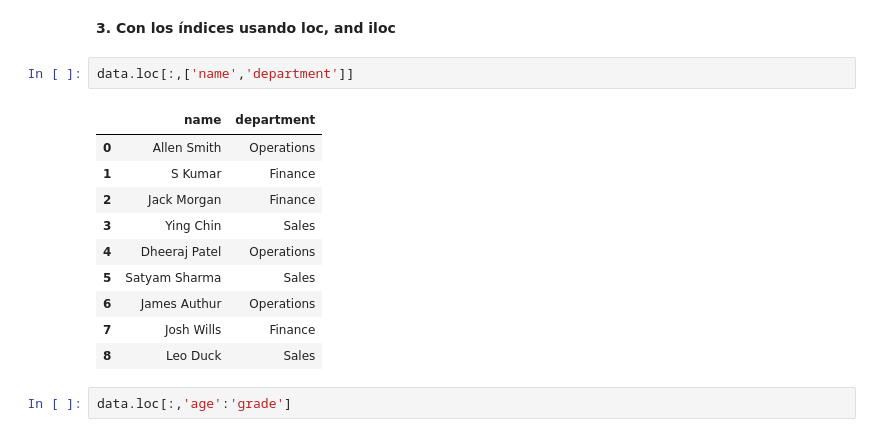
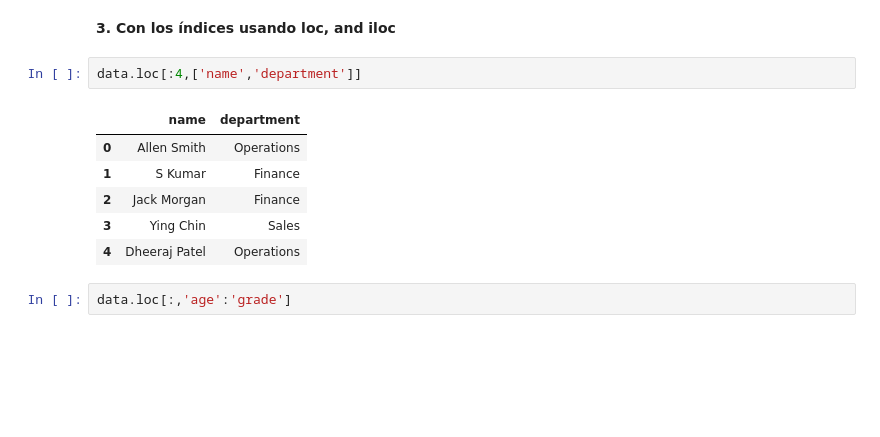
Before and after one commit to Angepira/AngePira.github.io, a Jupyter notebook: Clase_20_y_21_Limpieza_y_transformación_de_datos.ipynb, the cells around one changed output. Saved outputs shown, nothing was run; the diff lists cells and outputs as text; blank space fills up the shorter version.

```diff
--- a/Clase_20_y_21_Limpieza_y_transformación_de_datos.ipynb
+++ b/Clase_20_y_21_Limpieza_y_transformación_de_datos.ipynb
@@ -126,18 +260,14 @@ data[['name','department']]
 # %% [markdown]
 **3. Con los índices usando loc, and iloc**
 # %%
-data.loc[:,['name','department']]
+data.loc[:4,['name','department']]
 # %% [output]
 |  | name | department |
 | 0 | Allen Smith | Operations |
 | 1 | S Kumar | Finance |
 | 2 | Jack Morgan | Finance |
 | 3 | Ying Chin | Sales |
 | 4 | Dheeraj Patel | Operations |
-| 5 | Satyam Sharma | Sales |
-| 6 | James Authur | Operations |
-| 7 | Josh Wills | Finance |
-| 8 | Leo Duck | Sales |
 # %%
 data.loc[:,'age':'grade']
 # %% [output]
```
Also changed, not shown: parts of 42 cells of this notebook.
